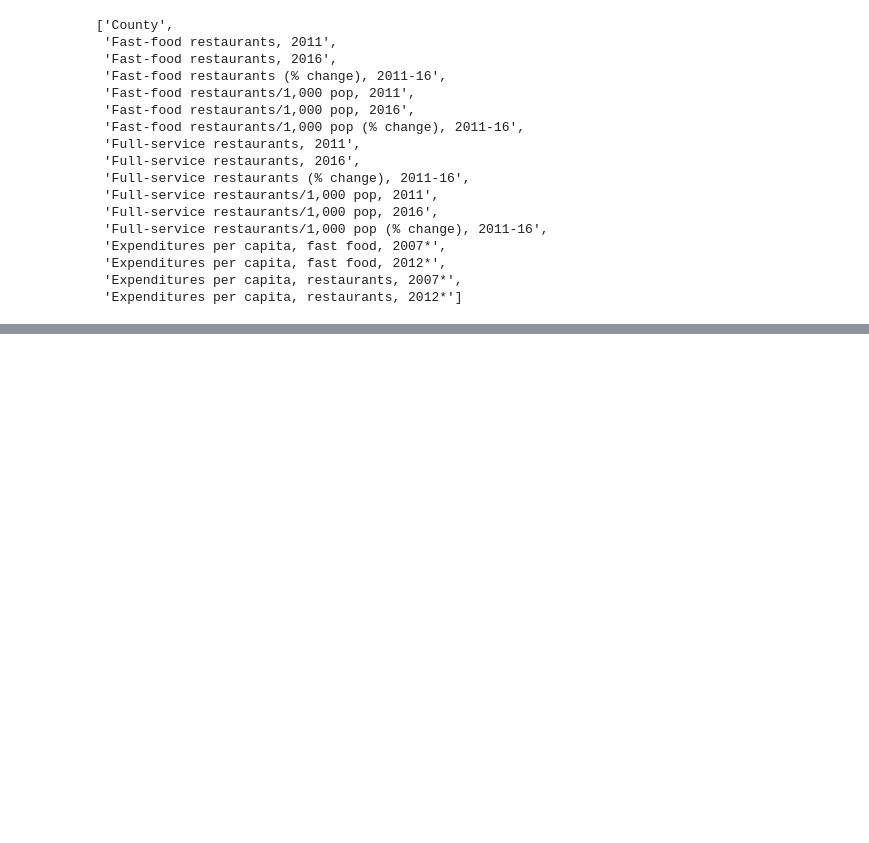
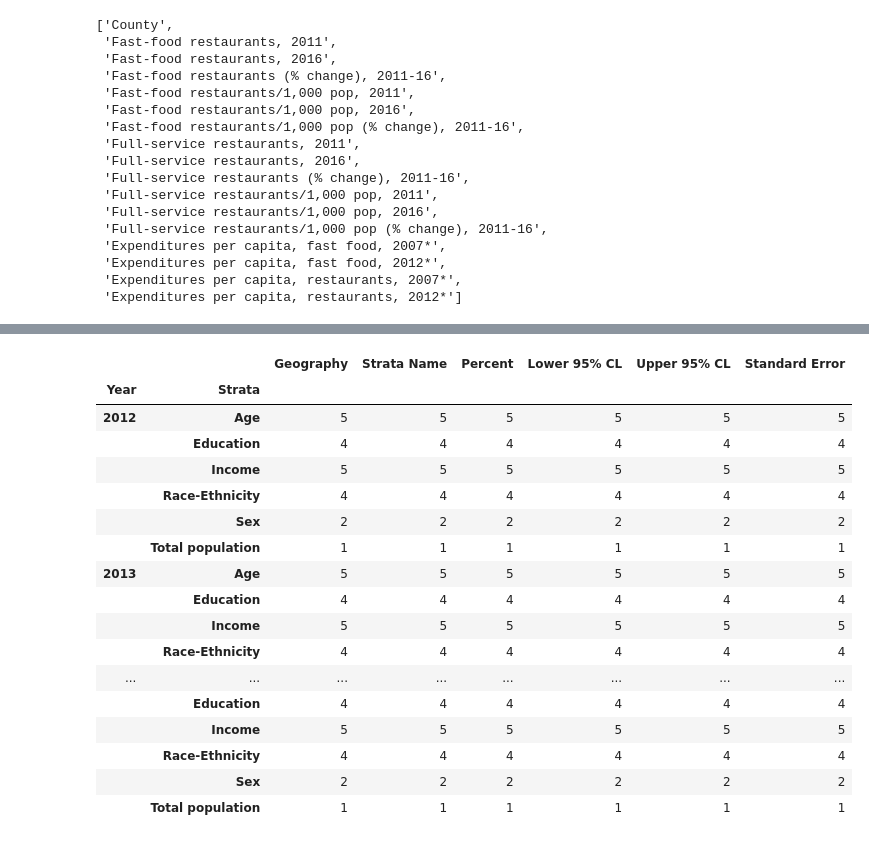
Before and after one commit to improvbutterfly/Fast-Food-Analysis-California, a Jupyter notebook: Analysis/DataCollection.ipynb, the cells around one changed output, grey strips where cells are left out. Cells and saved outputs as stored; diff of their text form; code cells hidden in the pictures; blank space fills up the shorter version.

Commit message:
filtering data retrieved from Kaggle, still cleaning for California

```diff
--- a/Analysis/DataCollection.ipynb
+++ b/Analysis/DataCollection.ipynb
@@ -172,3 +172,6 @@ fast_food_data
 # %%
 # Save fast food merged data to CSV
 fast_food_data.to_csv("data/fast_food_combined_data.csv", index=False)
+# %%
+diabetes_df = pd.read_csv("data/DiabetesDemographicsCalifornia.csv")
+diabetes_df.head()
@@ -174,0 +185,24 @@ fast_food_data.to_csv("data/fast_food_combined_data.csv", index=False)
+# %%
+diabetes_df_copy = diabetes_df.copy()
+diabetes_df_copy = diabetes_df.copy()
+grouped_diabetes_data = diabetes_df_copy.groupby(["Year", "Strata"])
+grouped_diabetes_data.count().head(30)
+# %% [output]
+|  |  | Geography | Strata Name | Percent | Lower 95% CL | Upper 95% CL | Standard Error |
+| Year | Strata |  |  |  |  |  |  |
+| 2012 | Age | 5 | 5 | 5 | 5 | 5 | 5 |
+|  | Education | 4 | 4 | 4 | 4 | 4 | 4 |
+|  | Income | 5 | 5 | 5 | 5 | 5 | 5 |
+|  | Race-Ethnicity | 4 | 4 | 4 | 4 | 4 | 4 |
+|  | Sex | 2 | 2 | 2 | 2 | 2 | 2 |
+|  | Total population | 1 | 1 | 1 | 1 | 1 | 1 |
+| 2013 | Age | 5 | 5 | 5 | 5 | 5 | 5 |
+|  | Education | 4 | 4 | 4 | 4 | 4 | 4 |
+|  | Income | 5 | 5 | 5 | 5 | 5 | 5 |
+|  | Race-Ethnicity | 4 | 4 | 4 | 4 | 4 | 4 |
+| ... | ... | ... | ... | ... | ... | ... | ... |
+|  | Education | 4 | 4 | 4 | 4 | 4 | 4 |
+|  | Income | 5 | 5 | 5 | 5 | 5 | 5 |
+|  | Race-Ethnicity | 4 | 4 | 4 | 4 | 4 | 4 |
+|  | Sex | 2 | 2 | 2 | 2 | 2 | 2 |
+|  | Total population | 1 | 1 | 1 | 1 | 1 | 1 |
```
Also changed, not shown: parts of 3 cells of this notebook, 2 other files.
